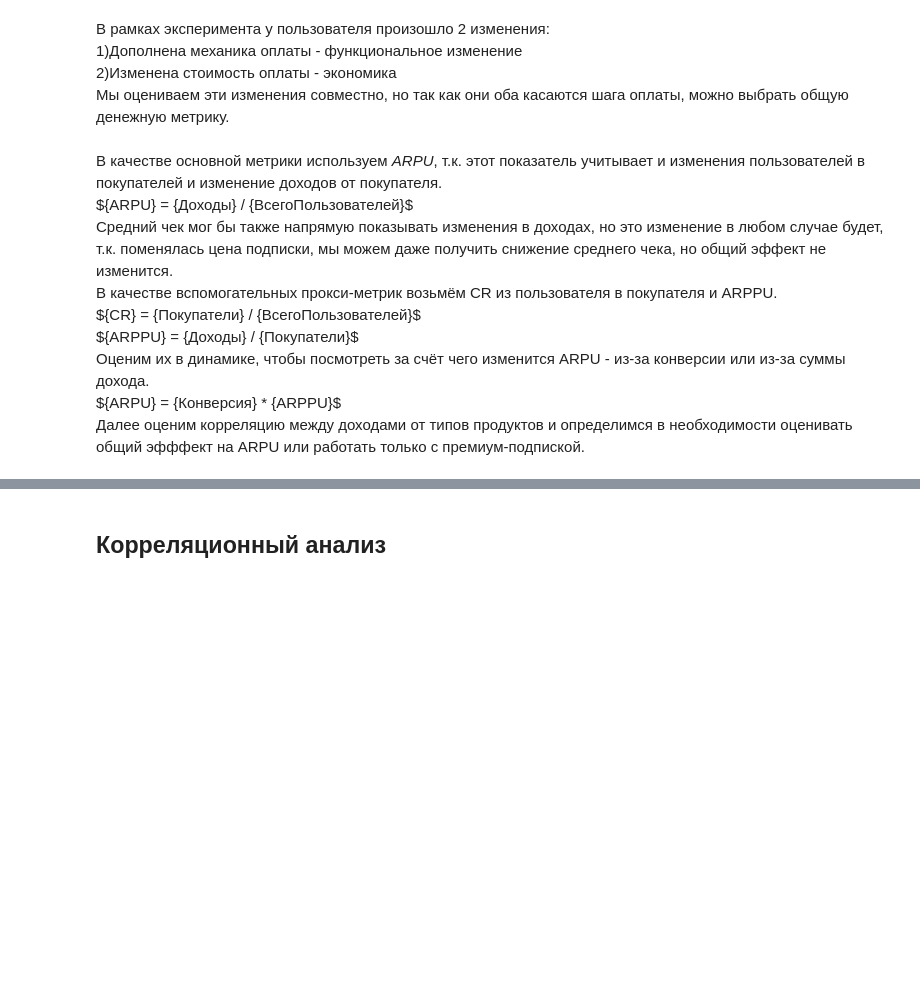
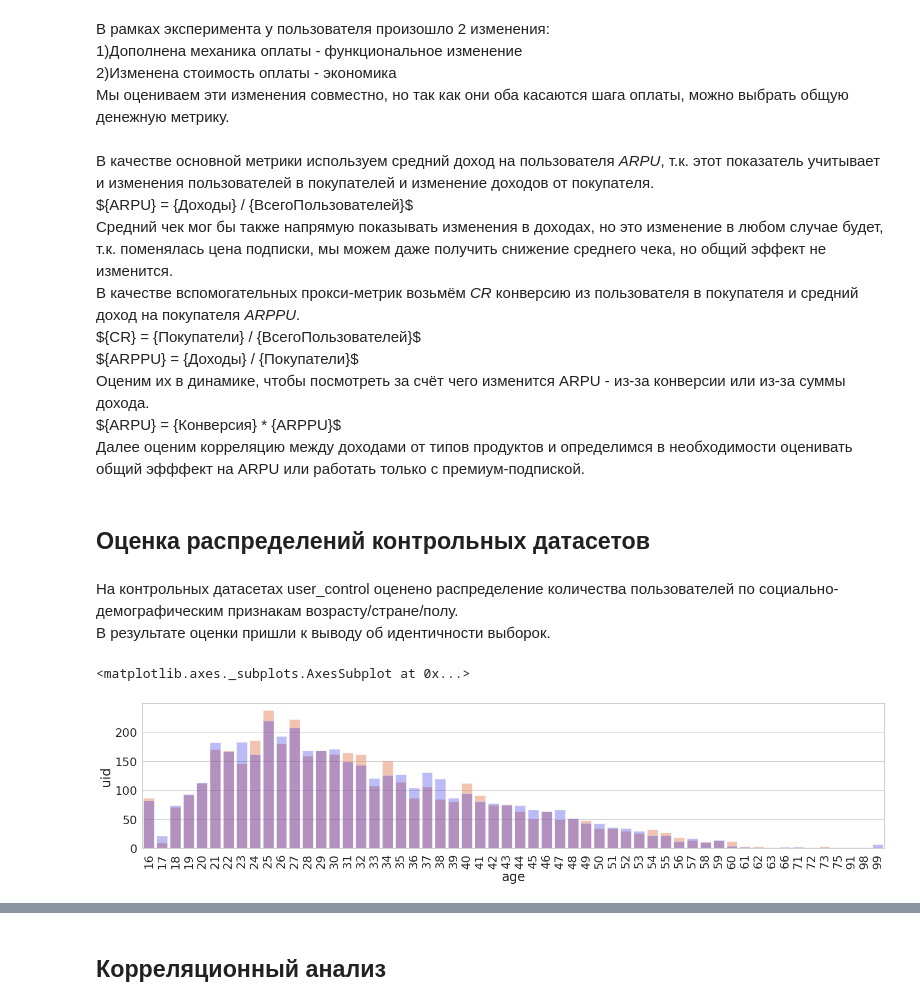
Before and after one commit to xeniya-da/Data_Analysis_Dating_service, a Jupyter notebook: dating_service_project.ipynb, the cells around one changed output, grey strips where cells are left out. Cells and saved outputs as stored; diff of their text form; code cells hidden in the pictures; blank space fills up the shorter version.

```diff
--- a/dating_service_project.ipynb
+++ b/dating_service_project.ipynb
@@ -673,12 +682,33 @@ transactions_control1[['country', 'product_type', 'payment_id', 'revenue']].drop
     <br>2)Изменена стоимость оплаты - экономика
 <br>Мы оцениваем эти изменения совместно, но так как они оба касаются шага оплаты, можно выбрать общую денежную метрику.
 # %% [markdown]
-В качестве основной метрики используем <i>ARPU</i>, т.к. этот показатель учитывает и изменения пользователей в покупателей и изменение доходов от покупателя.
+В качестве основной метрики используем средний доход на пользователя <i>ARPU</i>, т.к. этот показатель учитывает и изменения пользователей в покупателей и изменение доходов от покупателя.
 <br>\${ARPU} = {Доходы} / {ВсегоПользователей}\$
 <br>Средний чек мог бы также напрямую показывать изменения в доходах, но это изменение в любом случае будет, т.к. поменялась цена подписки, мы можем даже получить снижение среднего чека, но общий эффект не изменится.
-<br>В качестве вспомогательных прокси-метрик возьмём CR из пользователя в покупателя и ARPPU.
+<br>В качестве вспомогательных прокси-метрик возьмём <i>CR</i> конверсию из пользователя в покупателя и средний доход на покупателя <i>ARPPU</i>.
 <br>\${CR} = {Покупатели} / {ВсегоПользователей}\$
 <br>\${ARPPU} = {Доходы} / {Покупатели}\$
 <br>Оценим их в динамике, чтобы посмотреть за счёт чего изменится ARPU - из-за конверсии или из-за суммы дохода.
 <br>\${ARPU} = {Конверсия} * {ARPPU}\$
 <br>Далее оценим корреляцию между доходами от типов продуктов и определимся в необходимости оценивать общий эфффект на ARPU или работать только с премиум-подпиской.
+# %% [markdown]
+## Оценка распределений контрольных датасетов
+# %% [markdown]
+На контрольных датасетах user_control оценено распределение количества пользователей по социально-демографическим признакам возрасту/стране/полу.
+<br>В результате оценки пришли к выводу об идентичности выборок.
+# %%
+#для распределения пользователей по возрастному признаку
+age_c1 = user_control1.groupby('age', as_index=False).agg({'uid': 'count'})
+age_c2 = user_control2.groupby('age', as_index=False).agg({'uid': 'count'})
+
+#для распределения пользователей по странам
+country_c1 = user_control1.groupby('country', as_index=False).agg({'uid': 'count'})
+country_c2 = user_control2.groupby('country', as_index=False).agg({'uid': 'count'})
+
+#для распределения пользователей по половому признаку
+gender_c1 = user_control1.groupby('gender', as_index=False).agg({'uid': 'count'})
+gender_c2 = user_control2.groupby('gender', as_index=False).agg({'uid': 'count'})
+
+#для распределения пользователей по привлекательности
+attr_c1 = user_control1.groupby('attraction_coeff', as_index=False).agg({'uid': 'count'})
+attr_c2 = user_control2.groupby('attraction_coeff', as_index=False).agg({'uid': 'count'})
@@ -684,0 +721,8 @@ transactions_control1[['country', 'product_type', 'payment_id', 'revenue']].drop
+# %%
+# распределение пользователей по возрастам
+plt.xticks(rotation=90)
+sns.barplot(x='age', y='uid', data=age_c2, color='coral', alpha=0.5)
+sns.barplot(x='age', y='uid', data=age_c1, color='blue', alpha=0.3)
+# %% [output]
+<matplotlib.axes._subplots.AxesSubplot at 0x...>
+[figure, added]
```
Also changed, not shown: parts of 97 cells of this notebook.
